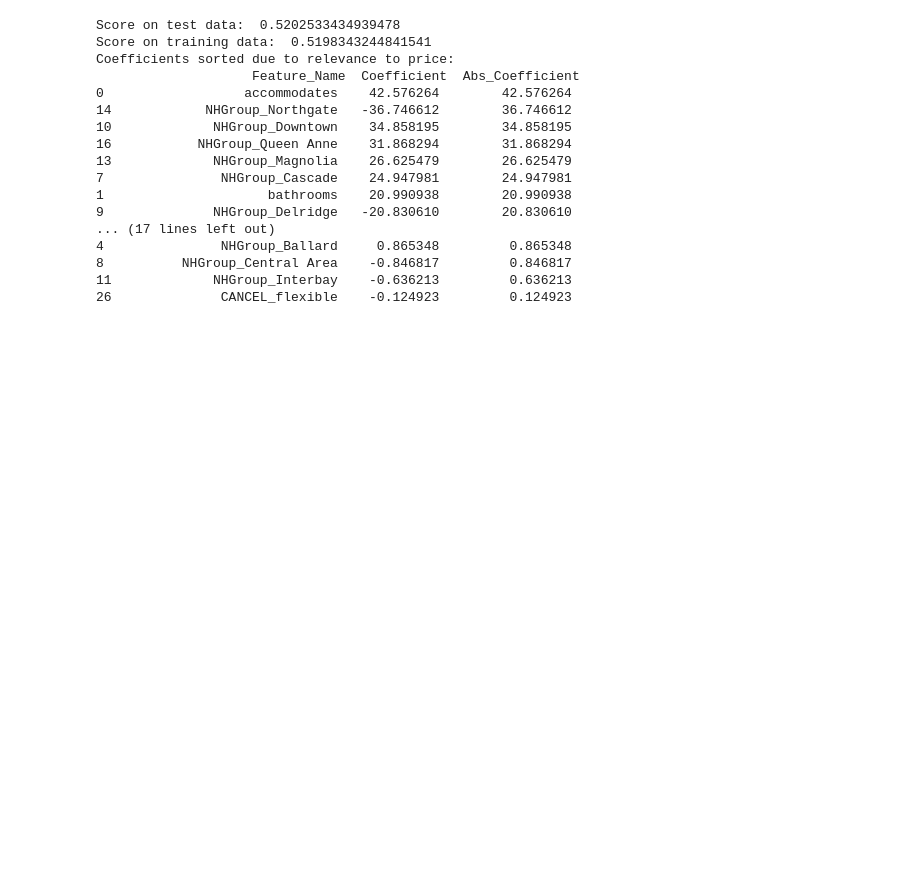
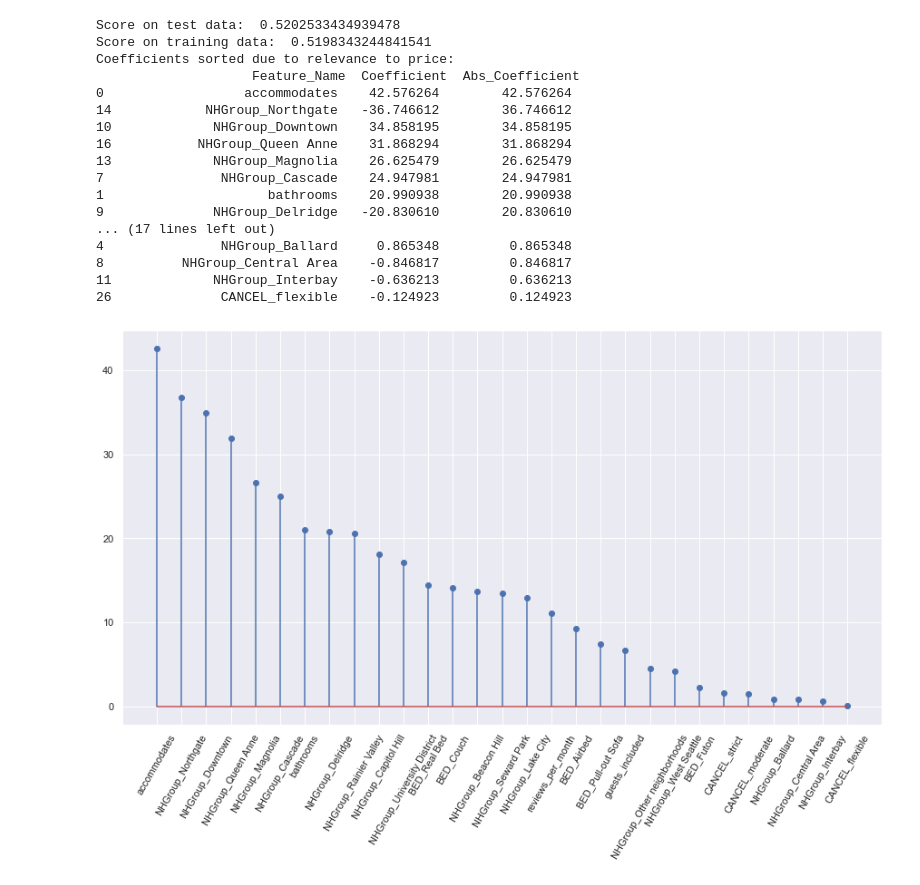
Before and after one commit to hsrsec/project1, a Jupyter notebook: Seattle_airbnb.ipynb, the cells around one changed output. Drawn from its saved outputs; the diff is of its cells as text; code cells hidden in the pictures; blank space fills up the shorter version.

Commit message:
Added Graph Stem

```diff
--- a/Seattle_airbnb.ipynb
+++ b/Seattle_airbnb.ipynb
@@ -431,3 +431,8 @@ Coefficients sorted due to relevance to price:
 
 # Only comparing the effects the bed-type has onto the price, it seems those who offer accomodation with only a couch have to suffer from reduced prices
 # on average by 14 USD per day. So it seems it would be better to invest into a real bed.
+# %%
+plt.stem(coef_linearmodel['Abs_Coefficient'])
+plt.xticks(range(0, len(coef_linearmodel.index)), coef_linearmodel['Feature_Name'], rotation=80);
+# %% [output]
+[figure, added]
```
